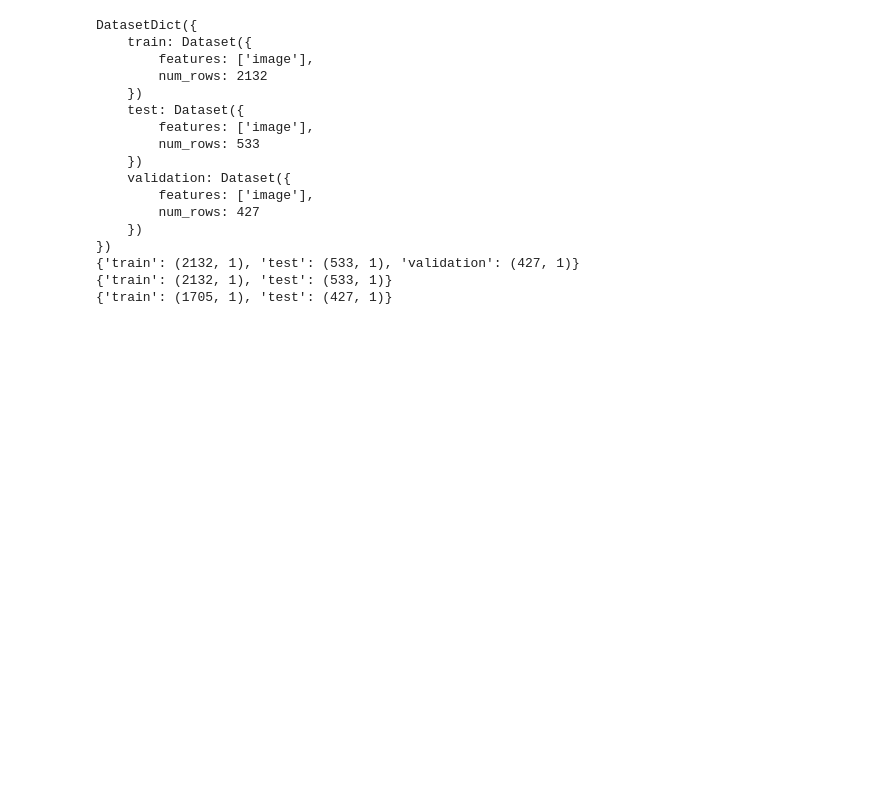
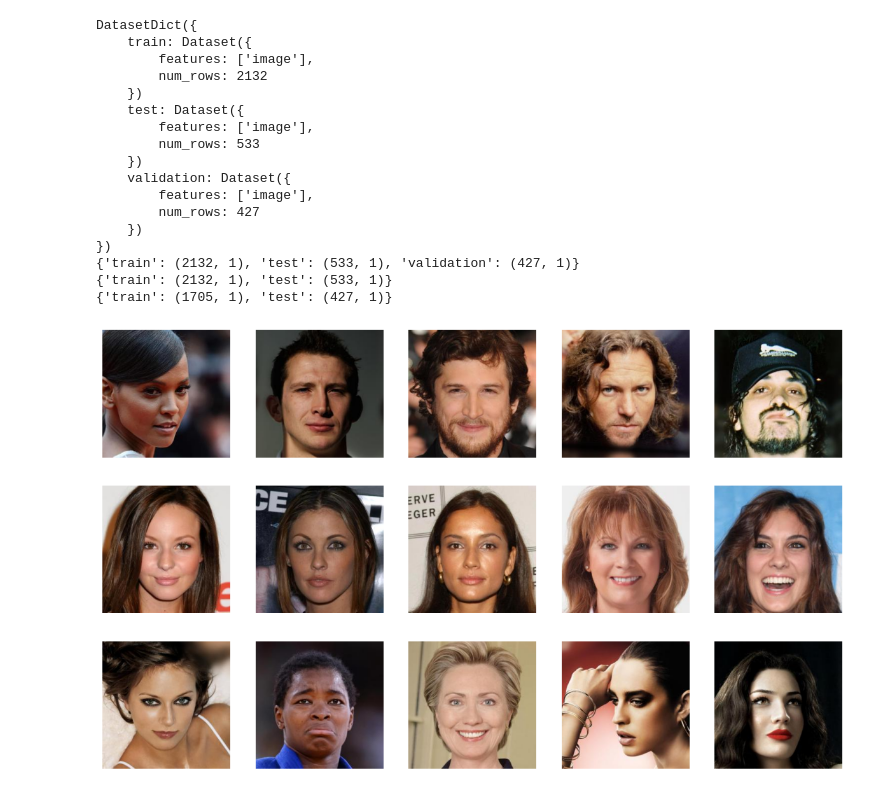
Before and after one commit to OmarFaig/VAE_vs_GAN, a Jupyter notebook: main.ipynb, the cells around one changed output. Cells and saved outputs as stored; diff of their text form; code cells hidden in the pictures; blank space fills up the shorter version.

Commit message:
visualize images

```diff
--- a/main.ipynb
+++ b/main.ipynb
@@ -63,3 +57,25 @@ def save_images(dataset, split_name):
 save_images(ds['train'], 'train')
 save_images(ds['validation'], 'validation')
 save_images(ds['test'], 'test')
+# %%
+import random
+import matplotlib.pyplot as plt
+
+# Function to plot random images in a grid
+def plot_random_images(dataset, num_images=15, rows=3, cols=5):
+    # Get random indices
+    random_indices = random.sample(range(len(dataset)), num_images)
+
+    # Plot the images
+    plt.figure(figsize=(15, 9))
+    for i, idx in enumerate(random_indices):
+        image = dataset[idx]['image']
+        plt.subplot(rows, cols, i + 1)
+        plt.imshow(image)
+        plt.axis('off')
+    plt.show()
+
+# Plot 15 random images in 3 rows and 5 columns
+plot_random_images(ds['train'], num_images=15, rows=3, cols=5)
+# %% [output]
+[figure, added]
```
Also changed, not shown: parts of 2 cells of this notebook.
